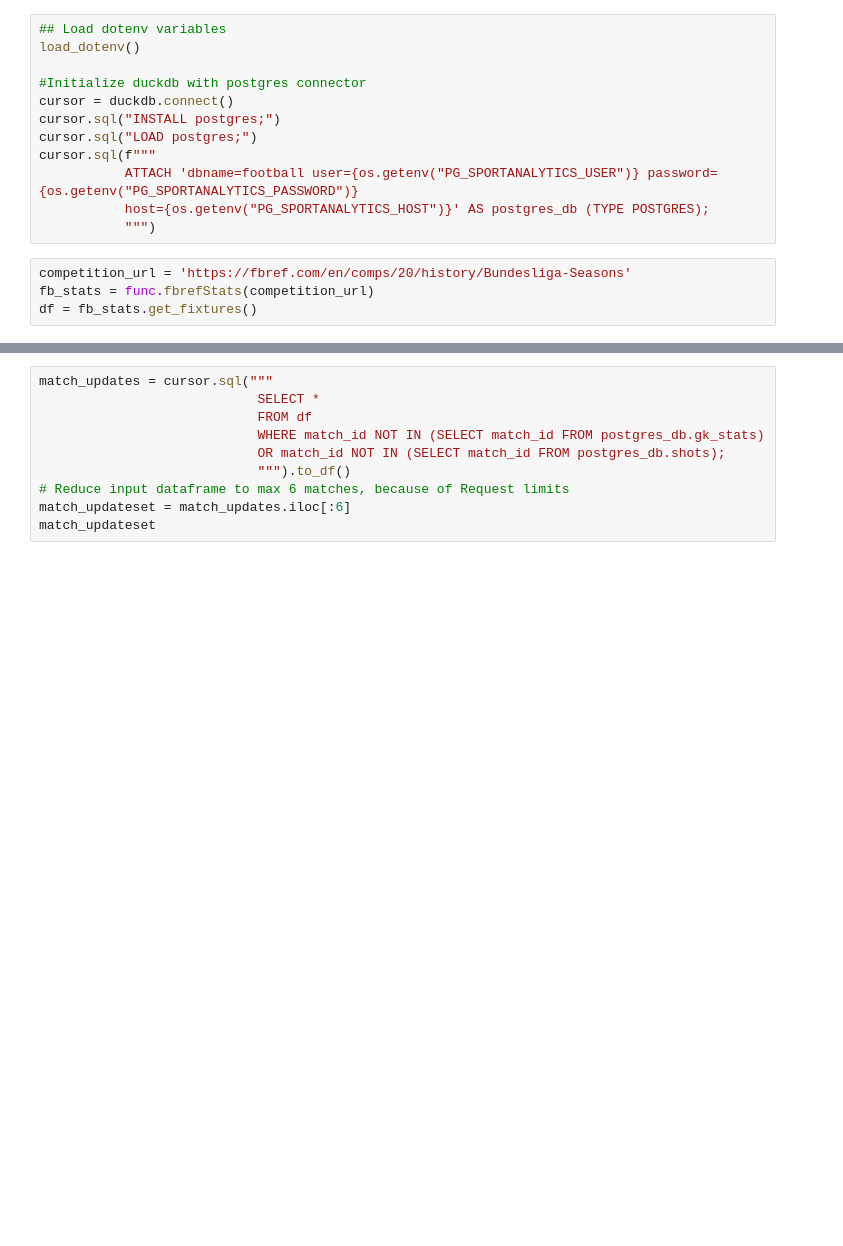
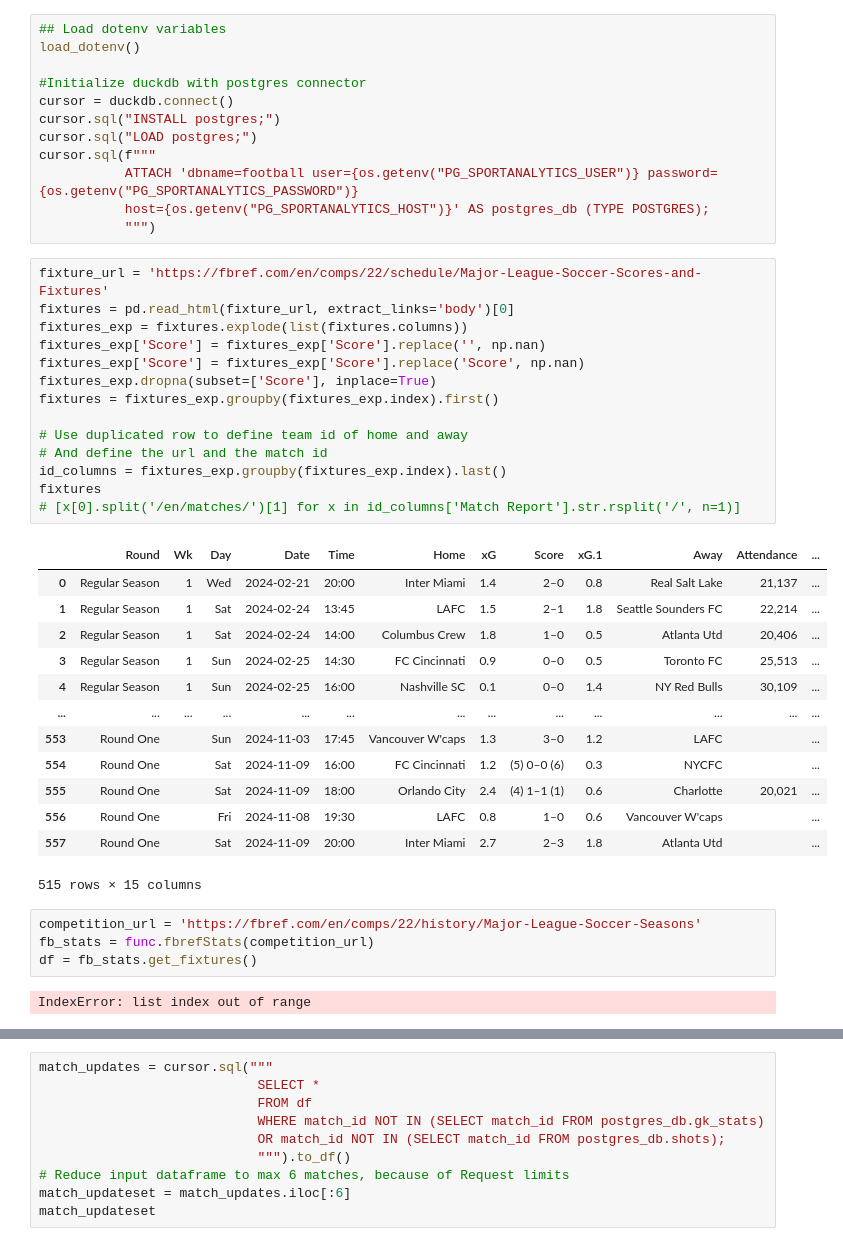
Before and after one commit to saittham-bi/football-analysis, a Jupyter notebook: dags/manual_load.ipynb, the cells around one changed output, grey strips where cells are left out. Cells and saved outputs as stored; diff of their text form; blank space fills up the shorter version.

Commit message:
Fixed duplicate issue

```diff
--- a/dags/manual_load.ipynb
+++ b/dags/manual_load.ipynb
@@ -23,10 +22,40 @@ cursor.sql(f"""
            ATTACH 'dbname=football user={os.getenv("PG_SPORTANALYTICS_USER")} password={os.getenv("PG_SPORTANALYTICS_PASSWORD")}
            host={os.getenv("PG_SPORTANALYTICS_HOST")}' AS postgres_db (TYPE POSTGRES);
            """)
+# %%
+fixture_url = 'https://fbref.com/en/comps/22/schedule/Major-League-Soccer-Scores-and-Fixtures'
+fixtures = pd.read_html(fixture_url, extract_links='body')[0]
+fixtures_exp = fixtures.explode(list(fixtures.columns))
+fixtures_exp['Score'] = fixtures_exp['Score'].replace('', np.nan)
+fixtures_exp['Score'] = fixtures_exp['Score'].replace('Score', np.nan)
+fixtures_exp.dropna(subset=['Score'], inplace=True)
+fixtures = fixtures_exp.groupby(fixtures_exp.index).first()
+
+# Use duplicated row to define team id of home and away
+# And define the url and the match id
+id_columns = fixtures_exp.groupby(fixtures_exp.index).last()
+fixtures
+# [x[0].split('/en/matches/')[1] for x in id_columns['Match Report'].str.rsplit('/', n=1)]
+# %% [output]
+|  | Round | Wk | Day | Date | Time | Home | xG | Score | xG.1 | Away | Attendance | ... |
+| 0 | Regular Season | 1 | Wed | 2024-02-21 | 20:00 | Inter Miami | 1.4 | 2–0 | 0.8 | Real Salt Lake | 21,137 | ... |
+| 1 | Regular Season | 1 | Sat | 2024-02-24 | 13:45 | LAFC | 1.5 | 2–1 | 1.8 | Seattle Sounders FC | 22,214 | ... |
+| 2 | Regular Season | 1 | Sat | 2024-02-24 | 14:00 | Columbus Crew | 1.8 | 1–0 | 0.5 | Atlanta Utd | 20,406 | ... |
+| 3 | Regular Season | 1 | Sun | 2024-02-25 | 14:30 | FC Cincinnati | 0.9 | 0–0 | 0.5 | Toronto FC | 25,513 | ... |
+| 4 | Regular Season | 1 | Sun | 2024-02-25 | 16:00 | Nashville SC | 0.1 | 0–0 | 1.4 | NY Red Bulls | 30,109 | ... |
+| ... | ... | ... | ... | ... | ... | ... | ... | ... | ... | ... | ... | ... |
+| 553 | Round One |  | Sun | 2024-11-03 | 17:45 | Vancouver W'caps | 1.3 | 3–0 | 1.2 | LAFC |  | ... |
+| 554 | Round One |  | Sat | 2024-11-09 | 16:00 | FC Cincinnati | 1.2 | (5) 0–0 (6) | 0.3 | NYCFC |  | ... |
+| 555 | Round One |  | Sat | 2024-11-09 | 18:00 | Orlando City | 2.4 | (4) 1–1 (1) | 0.6 | Charlotte | 20,021 | ... |
+| 556 | Round One |  | Fri | 2024-11-08 | 19:30 | LAFC | 0.8 | 1–0 | 0.6 | Vancouver W'caps |  | ... |
+| 557 | Round One |  | Sat | 2024-11-09 | 20:00 | Inter Miami | 2.7 | 2–3 | 1.8 | Atlanta Utd |  | ... |
+515 rows × 15 columns
 # %%
-competition_url = 'https://fbref.com/en/comps/20/history/Bundesliga-Seasons'
+competition_url = 'https://fbref.com/en/comps/22/history/Major-League-Soccer-Seasons'
 fb_stats = func.fbrefStats(competition_url)
 df = fb_stats.get_fixtures()
+# %% [output]
+IndexError: list index out of range
 # %%
 # df.head()
 # Define update set for manual update if some data is missing
```
Also changed, not shown: parts of 9 cells of this notebook, 1 other file.
